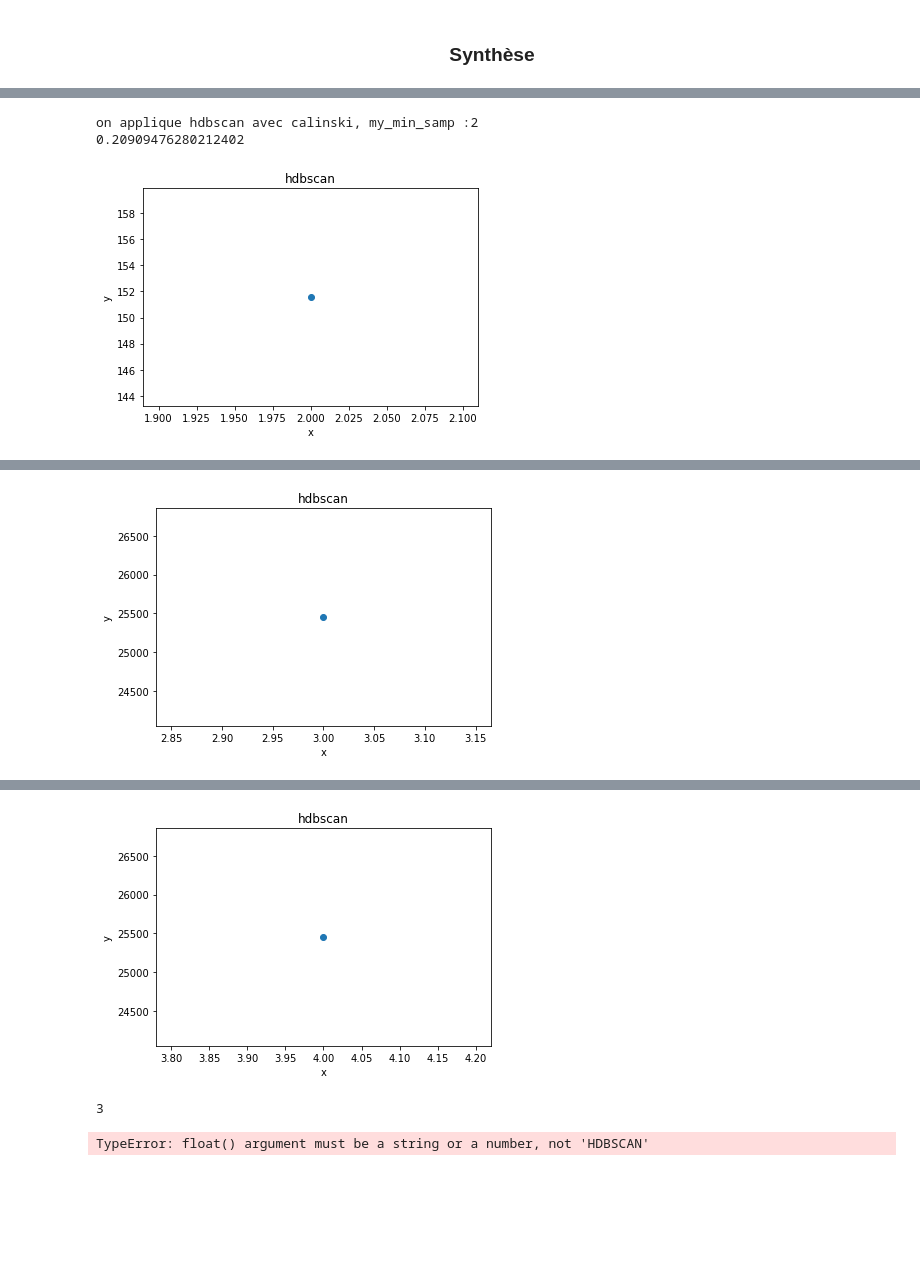
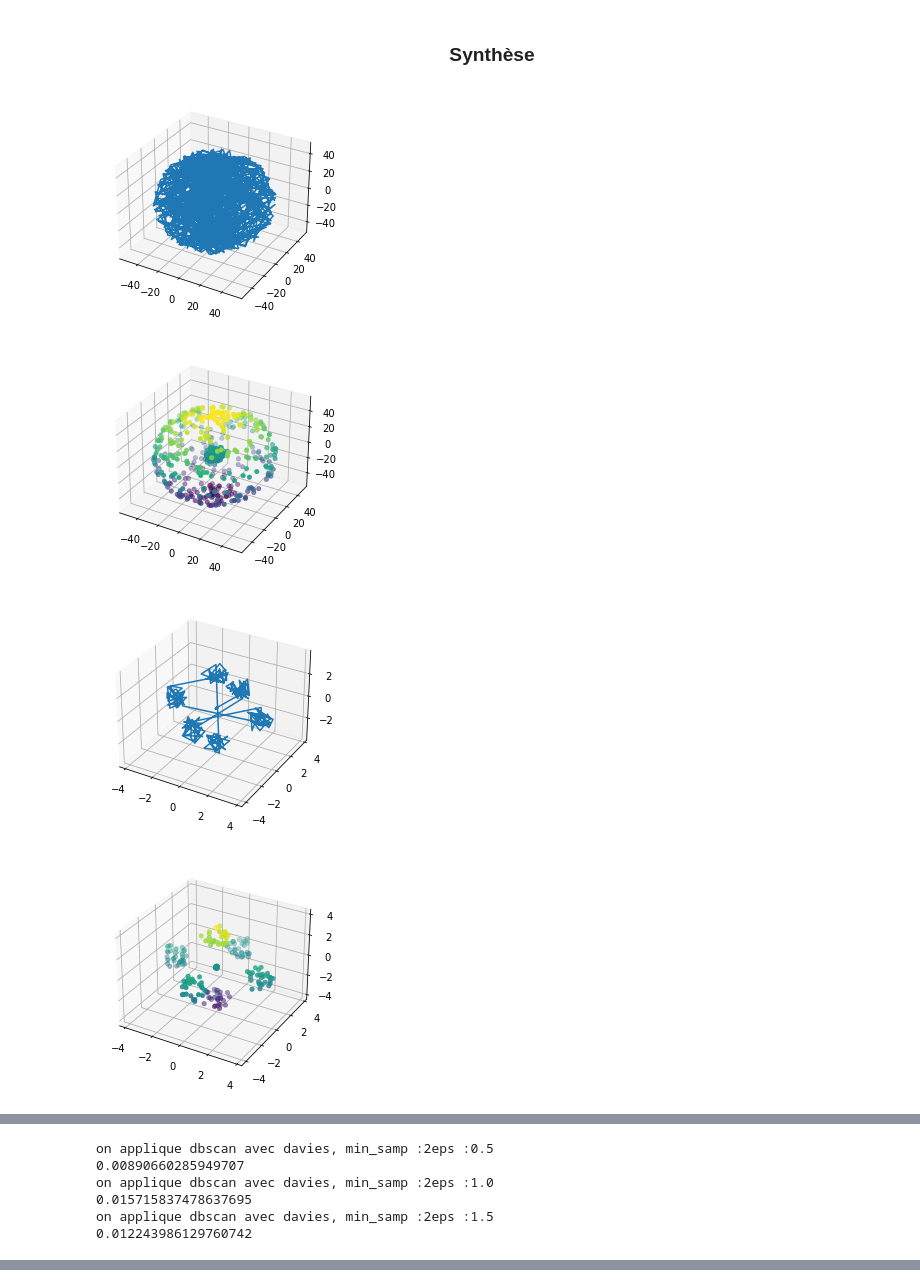
Before and after one commit to LMAGallois/Clustering, a Jupyter notebook: TP1.ipynb, the cells around one changed output, grey strips where cells are left out. Saved outputs shown, nothing was run; the diff lists cells and outputs as text; code cells hidden in the pictures; blank space fills up the shorter version.

```diff
--- a/TP1.ipynb
+++ b/TP1.ipynb
@@ -544,39 +543,43 @@ for j in [data4, data5, data6] :
     plt.xlabel('x')
     plt.ylabel('y')
     plt.show()
 
     """
     données 3D
 
     data : sphere avec noyau, nb cluster attendus : 2
     data2 : 6 paquets distincts et plus particulièrement 2 groupes de trois paquets
             ainsi qu'un point central, nb cluster attendus : 6 (+1?)
     data3 : 4 paquets moyens plus rapprochés, nb cluster attendus : 4
 
     données 2D
 
     data4 : 4 paquets assez étalés, nb cluster attendus : 4 (+1 si on considère qu'un paquet très étalé est en fait composé de deux paquets)
     data5 : un Z, deux paquets, et des points "aléatoires", nb cluster attendus : 3 et une autre couleur pour les points "aléatoires"
     data6 : un Z et quatre paquets distincts, nb cluster attendus : 5
     """
 
 for j in [data, data2, data3, data4, data5, data6] :
 
-    davies_kmeans(j)
-    sil_kmeans(j)
-    calinski_metric_kmeans(j)
+    #davies_kmeans(j)
+    #sil_kmeans(j)
+    #calinski_metric_kmeans(j)
     #kmeans(nbcluster=, data_ready)
 
-    davies_agglo(j)
-    sil_agglo(j)
-    calinski_metric_agglo(j)
+    #davies_agglo(j)
+    #sil_agglo(j)
+    #calinski_metric_agglo(j)
     #agglo(data2, nbcluster=)
 
     davies_dbscan(j)
     sil_dbscan(j)
     calinski_metric_dbscan(j)
 
-    davies_hdbscan(j)
-    sil_hdbscan(j)
-    calinski_metric_hdbscan(j)
+    #davies_hdbscan(j)
+    #sil_hdbscan(j)
+    #calinski_metric_hdbscan(j)
 # %% [output]
+[figure, new version]
+[figure, new version]
+[figure, new version]
+[figure, new version]
@@ -583,3 +591,6 @@ for j in [data, data2, data3, data4, data5, data6] :
-on applique hdbscan avec calinski, my_min_samp :2
-0.20909476280212402
+on applique dbscan avec davies, min_samp :2eps :0.5
+0.00890660285949707
+on applique dbscan avec davies, min_samp :2eps :1.0
+0.015715837478637695
+on applique dbscan avec davies, min_samp :2eps :1.5
+0.012243986129760742
-[figure, old version]
@@ -588 +603,0 @@ on applique hdbscan avec calinski, my_min_samp :3
-[figure, old version]
@@ -591,3 +604,0 @@ on applique hdbscan avec calinski, my_min_samp :4
-[figure, old version]
-3
-TypeError: float() argument must be a string or a number, not 'HDBSCAN'
```
Also changed, not shown: parts of 3 cells of this notebook.
